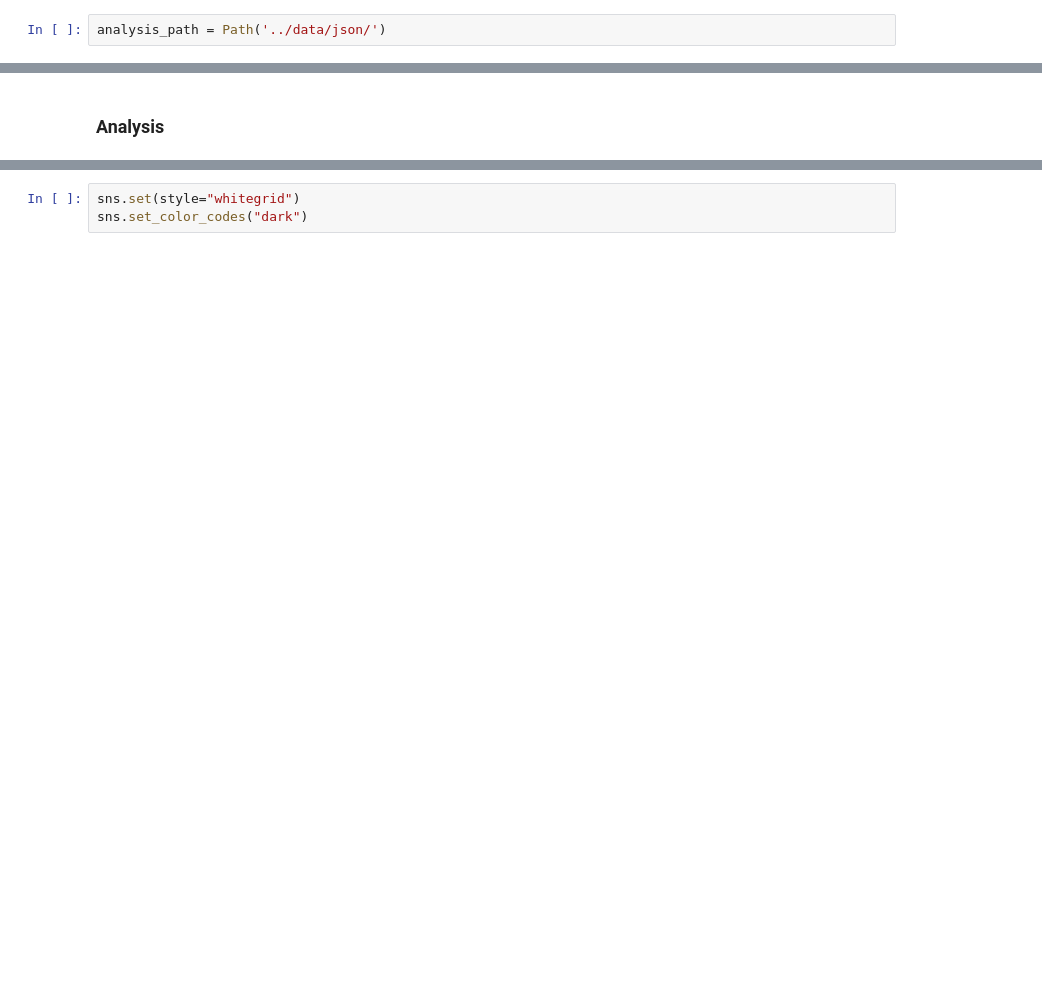
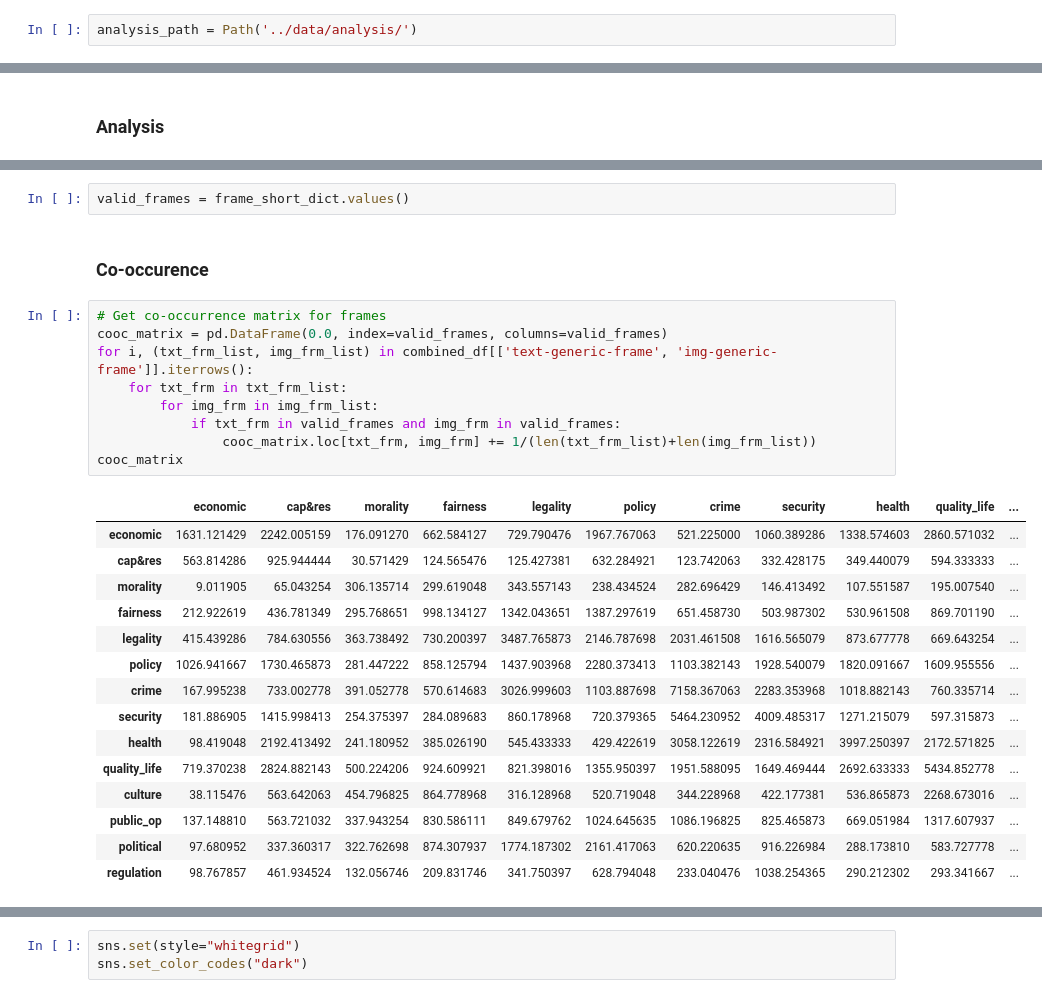
Before and after one commit to copenlu/frame-align, a Jupyter notebook: notebooks/Annotation Analysis.ipynb, the cells around one changed output, grey strips where cells are left out. Saved outputs shown, nothing was run; the diff lists cells and outputs as text; blank space fills up the shorter version.

```diff
--- a/notebooks/Annotation Analysis.ipynb
+++ b/notebooks/Annotation Analysis.ipynb
@@ -6,4 +6,4 @@ import matplotlib.pyplot as plt
 from pathlib import Path
 from collections import Counter
 # %%
-analysis_path = Path('../data/json/')
+analysis_path = Path('../data/analysis/')
@@ -37,0 +37,29 @@ combined_df[combined_df['gpt_topic']=='no_topic'].to_csv("../data/no_topic.csv",
+# %%
+valid_frames = frame_short_dict.values()
+# %% [markdown]
+### Co-occurence
+# %%
+# Get co-occurrence matrix for frames
+cooc_matrix = pd.DataFrame(0.0, index=valid_frames, columns=valid_frames)
+for i, (txt_frm_list, img_frm_list) in combined_df[['text-generic-frame', 'img-generic-frame']].iterrows():
+    for txt_frm in txt_frm_list:
+        for img_frm in img_frm_list:
+            if txt_frm in valid_frames and img_frm in valid_frames:
+                cooc_matrix.loc[txt_frm, img_frm] += 1/(len(txt_frm_list)+len(img_frm_list))
+cooc_matrix
+# %% [output]
+|  | economic | cap&res | morality | fairness | legality | policy | crime | security | health | quality_life | ... |
+| economic | 1631.121429 | 2242.005159 | 176.091270 | 662.584127 | 729.790476 | 1967.767063 | 521.225000 | 1060.389286 | 1338.574603 | 2860.571032 | ... |
+| cap&res | 563.814286 | 925.944444 | 30.571429 | 124.565476 | 125.427381 | 632.284921 | 123.742063 | 332.428175 | 349.440079 | 594.333333 | ... |
+| morality | 9.011905 | 65.043254 | 306.135714 | 299.619048 | 343.557143 | 238.434524 | 282.696429 | 146.413492 | 107.551587 | 195.007540 | ... |
+| fairness | 212.922619 | 436.781349 | 295.768651 | 998.134127 | 1342.043651 | 1387.297619 | 651.458730 | 503.987302 | 530.961508 | 869.701190 | ... |
+| legality | 415.439286 | 784.630556 | 363.738492 | 730.200397 | 3487.765873 | 2146.787698 | 2031.461508 | 1616.565079 | 873.677778 | 669.643254 | ... |
+| policy | 1026.941667 | 1730.465873 | 281.447222 | 858.125794 | 1437.903968 | 2280.373413 | 1103.382143 | 1928.540079 | 1820.091667 | 1609.955556 | ... |
+| crime | 167.995238 | 733.002778 | 391.052778 | 570.614683 | 3026.999603 | 1103.887698 | 7158.367063 | 2283.353968 | 1018.882143 | 760.335714 | ... |
+| security | 181.886905 | 1415.998413 | 254.375397 | 284.089683 | 860.178968 | 720.379365 | 5464.230952 | 4009.485317 | 1271.215079 | 597.315873 | ... |
+| health | 98.419048 | 2192.413492 | 241.180952 | 385.026190 | 545.433333 | 429.422619 | 3058.122619 | 2316.584921 | 3997.250397 | 2172.571825 | ... |
+| quality_life | 719.370238 | 2824.882143 | 500.224206 | 924.609921 | 821.398016 | 1355.950397 | 1951.588095 | 1649.469444 | 2692.633333 | 5434.852778 | ... |
+| culture | 38.115476 | 563.642063 | 454.796825 | 864.778968 | 316.128968 | 520.719048 | 344.228968 | 422.177381 | 536.865873 | 2268.673016 | ... |
+| public_op | 137.148810 | 563.721032 | 337.943254 | 830.586111 | 849.679762 | 1024.645635 | 1086.196825 | 825.465873 | 669.051984 | 1317.607937 | ... |
+| political | 97.680952 | 337.360317 | 322.762698 | 874.307937 | 1774.187302 | 2161.417063 | 620.220635 | 916.226984 | 288.173810 | 583.727778 | ... |
+| regulation | 98.767857 | 461.934524 | 132.056746 | 209.831746 | 341.750397 | 628.794048 | 233.040476 | 1038.254365 | 290.212302 | 293.341667 | ... |
```
Also changed, not shown: parts of 34 cells of this notebook, 1 other file.
